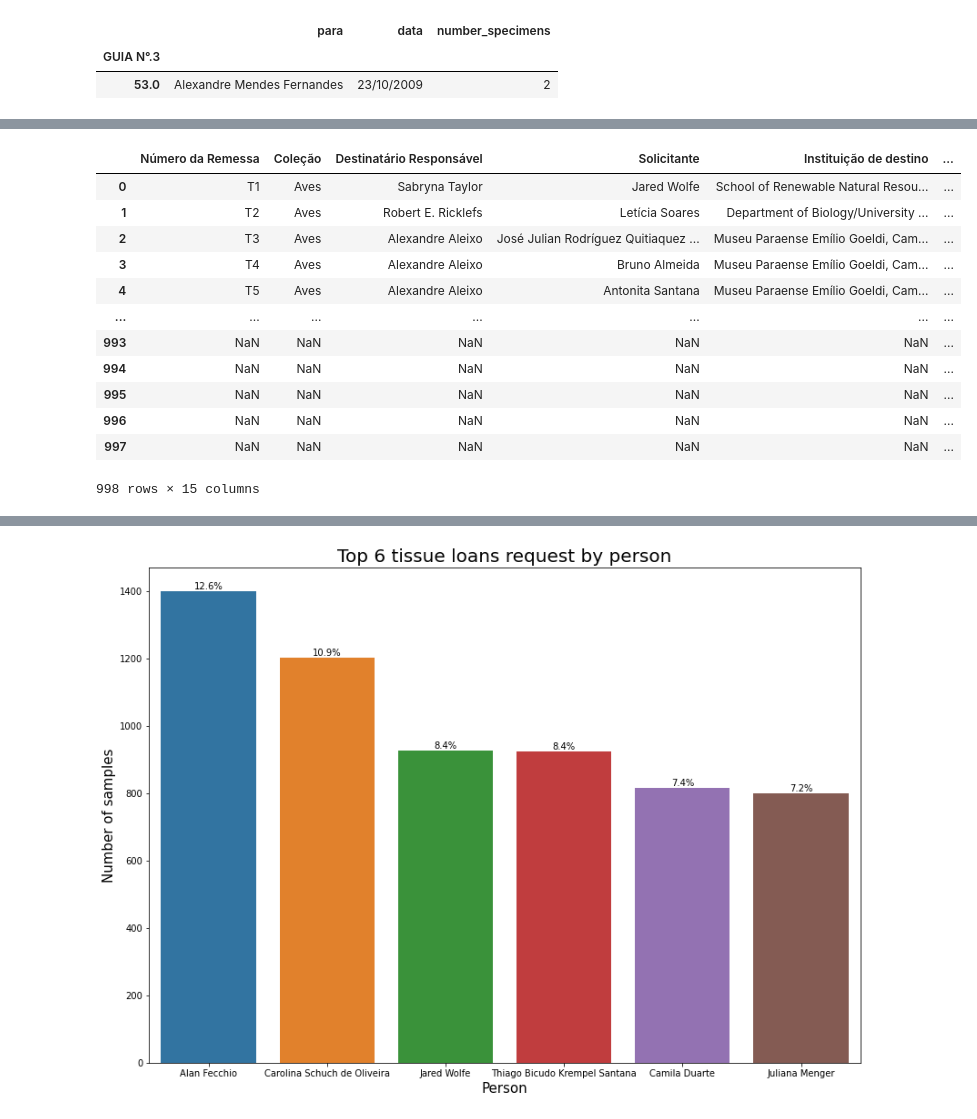
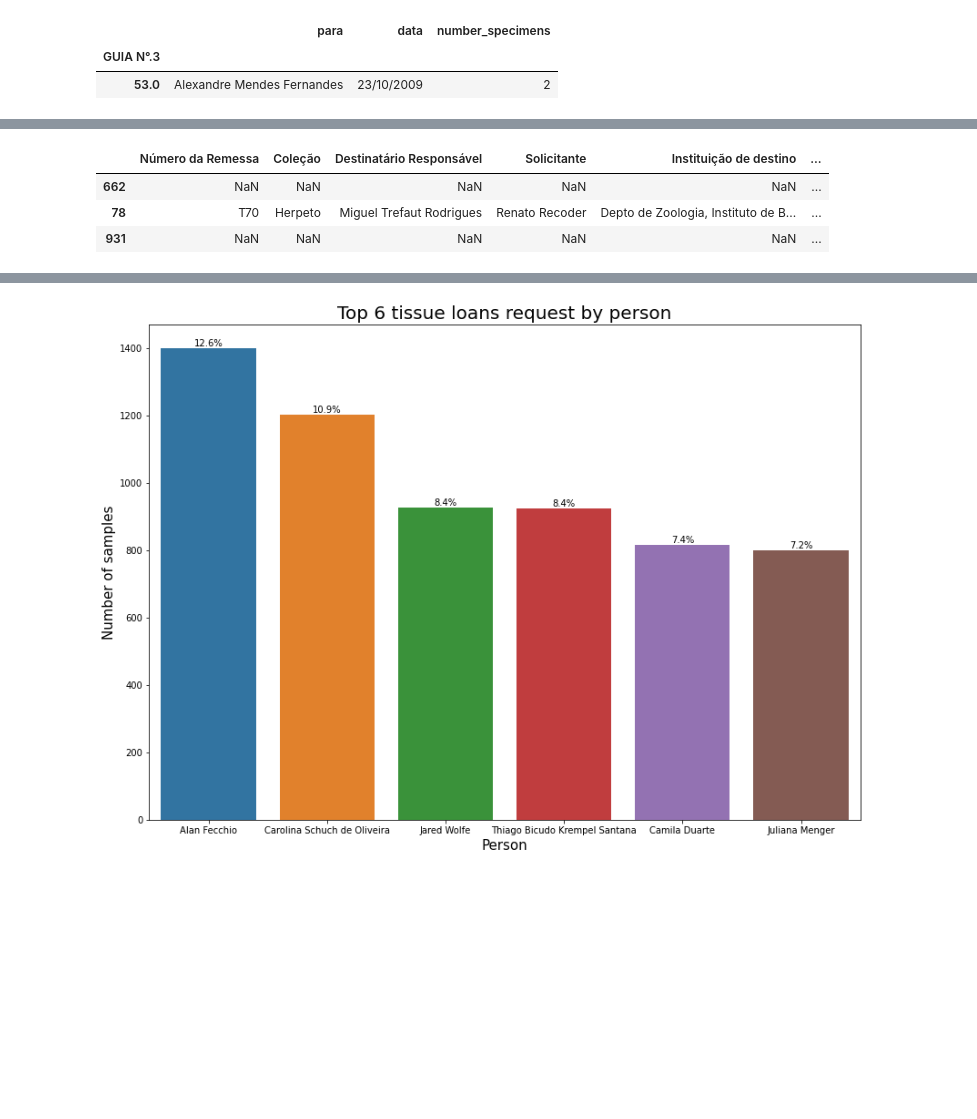
Before and after one commit to nnbuainain/inpa_bird_collection, a Jupyter notebook: inpa_bird_collection_analyses.ipynb, the cells around one changed output, grey strips where cells are left out. Saved outputs shown, nothing was run; the diff lists cells and outputs as text; code cells hidden in the pictures; blank space fills up the shorter version.

```diff
--- a/inpa_bird_collection_analyses.ipynb
+++ b/inpa_bird_collection_analyses.ipynb
@@ -1339,19 +1351,10 @@ loans_concat
 # %%
 loans_imported = pd.read_csv('./database/cgr_inpa_loans.csv',sep=';')
-loans_imported
+loans_imported.sample(3)
 # %% [output]
 |  | Número da Remessa | Coleção | Destinatário Responsável | Solicitante | Instituição de destino | ... |
-| 0 | T1 | Aves | Sabryna Taylor | Jared Wolfe | School of Renewable Natural Resou... | ... |
-| 1 | T2 | Aves | Robert E. Ricklefs | Letícia Soares | Department of Biology/University ... | ... |
-| 2 | T3 | Aves | Alexandre Aleixo | José Julian Rodríguez Quitiaquez ... | Museu Paraense Emílio Goeldi, Cam... | ... |
-| 3 | T4 | Aves | Alexandre Aleixo | Bruno Almeida | Museu Paraense Emílio Goeldi, Cam... | ... |
-| 4 | T5 | Aves | Alexandre Aleixo | Antonita Santana | Museu Paraense Emílio Goeldi, Cam... | ... |
-| ... | ... | ... | ... | ... | ... | ... |
-| 993 | NaN | NaN | NaN | NaN | NaN | ... |
-| 994 | NaN | NaN | NaN | NaN | NaN | ... |
-| 995 | NaN | NaN | NaN | NaN | NaN | ... |
-| 996 | NaN | NaN | NaN | NaN | NaN | ... |
-| 997 | NaN | NaN | NaN | NaN | NaN | ... |
+| 662 | NaN | NaN | NaN | NaN | NaN | ... |
+| 78 | T70 | Herpeto | Miguel Trefaut Rodrigues | Renato Recoder | Depto de Zoologia, Instituto de B... | ... |
+| 931 | NaN | NaN | NaN | NaN | NaN | ... |
-998 rows × 15 columns
 # %%
 loans_imported = loans_imported[loans_imported['Coleção'] == 'Aves'][['Número da Remessa','Solicitante','Instituicao_do_solicitante','Pais', 'Estado','Data do empréstimo','Número de Espécimes']]
```
Also changed, not shown: parts of 110 cells of this notebook, 11 other files.
